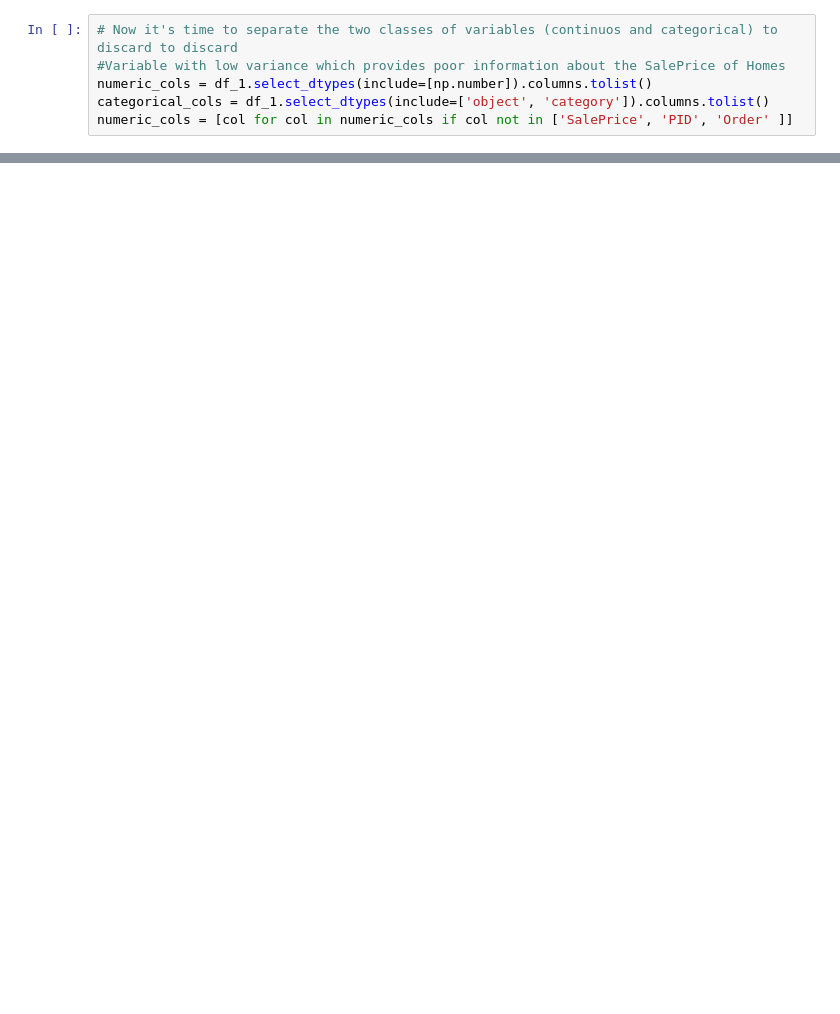
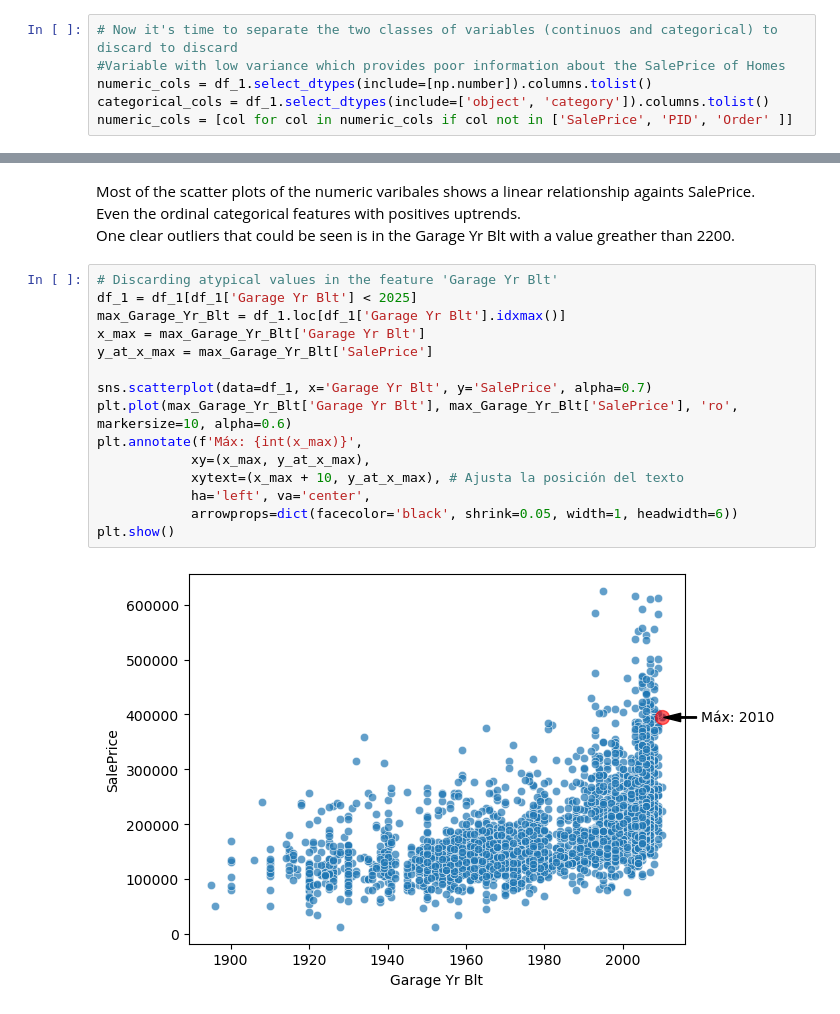
Before and after one commit to Miguel9Angel/home_prices_predictor, a Jupyter notebook: house_price_pprediction.ipynb, the cells around one changed output, grey strips where cells are left out. Cells and saved outputs as stored; diff of their text form; blank space fills up the shorter version.

```diff
--- a/house_price_pprediction.ipynb
+++ b/house_price_pprediction.ipynb
@@ -72 +124,22 @@ numeric_cols = [col for col in numeric_cols if col not in ['SalePrice', 'PID', '
+# %% [markdown]
+Most of the scatter plots of the numeric varibales shows a linear relationship againts SalePrice.
+Even the ordinal categorical features with positives uptrends.
+One clear outliers that could be seen is in the Garage Yr Blt with a value greather than 2200.
+# %%
+# Discarding atypical values in the feature 'Garage Yr Blt'
+df_1 = df_1[df_1['Garage Yr Blt'] < 2025]
+max_Garage_Yr_Blt = df_1.loc[df_1['Garage Yr Blt'].idxmax()]
+x_max = max_Garage_Yr_Blt['Garage Yr Blt']
+y_at_x_max = max_Garage_Yr_Blt['SalePrice']
+
+sns.scatterplot(data=df_1, x='Garage Yr Blt', y='SalePrice', alpha=0.7)
+plt.plot(max_Garage_Yr_Blt['Garage Yr Blt'], max_Garage_Yr_Blt['SalePrice'], 'ro', markersize=10, alpha=0.6)
+plt.annotate(f'Máx: {int(x_max)}',
+            xy=(x_max, y_at_x_max),
+            xytext=(x_max + 10, y_at_x_max), # Ajusta la posición del texto
+            ha='left', va='center',
+            arrowprops=dict(facecolor='black', shrink=0.05, width=1, headwidth=6))
+plt.show()
+# %% [output]
+[figure, added]
 # %%
```
Also changed, not shown: parts of 34 cells of this notebook, 1 other file.
